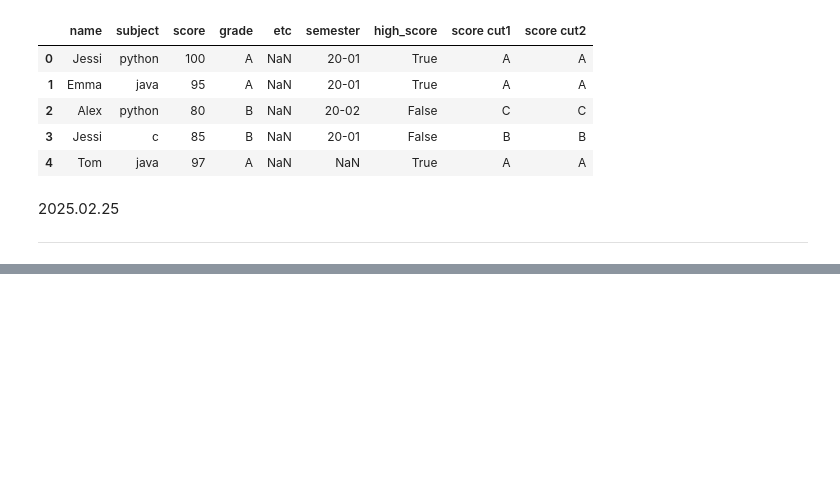
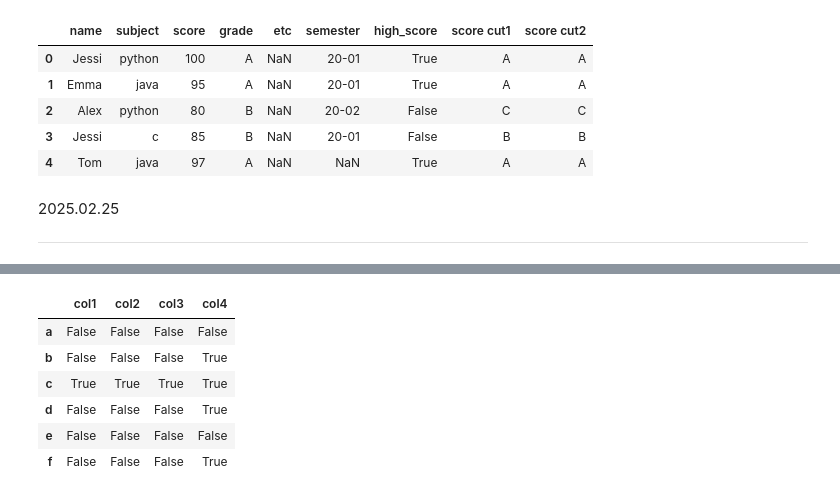
Before and after one commit to dongdaran/learnerton, a Jupyter notebook: week1/1주차 복습.ipynb, the cells around one changed output, grey strips where cells are left out. Saved outputs shown, nothing was run; the diff lists cells and outputs as text; code cells hidden in the pictures; blank space fills up the shorter version.

```diff
--- a/week1/1주차 복습.ipynb
+++ b/week1/1주차 복습.ipynb
@@ -656,0 +725,10 @@ df
+# %%
+df.isnull()
+# %% [output]
+|  | col1 | col2 | col3 | col4 |
+| a | False | False | False | False |
+| b | False | False | False | True |
+| c | True | True | True | True |
+| d | False | False | False | True |
+| e | False | False | False | False |
+| f | False | False | False | True |
```
Also changed, not shown: parts of 22 cells of this notebook, 2 other files.
